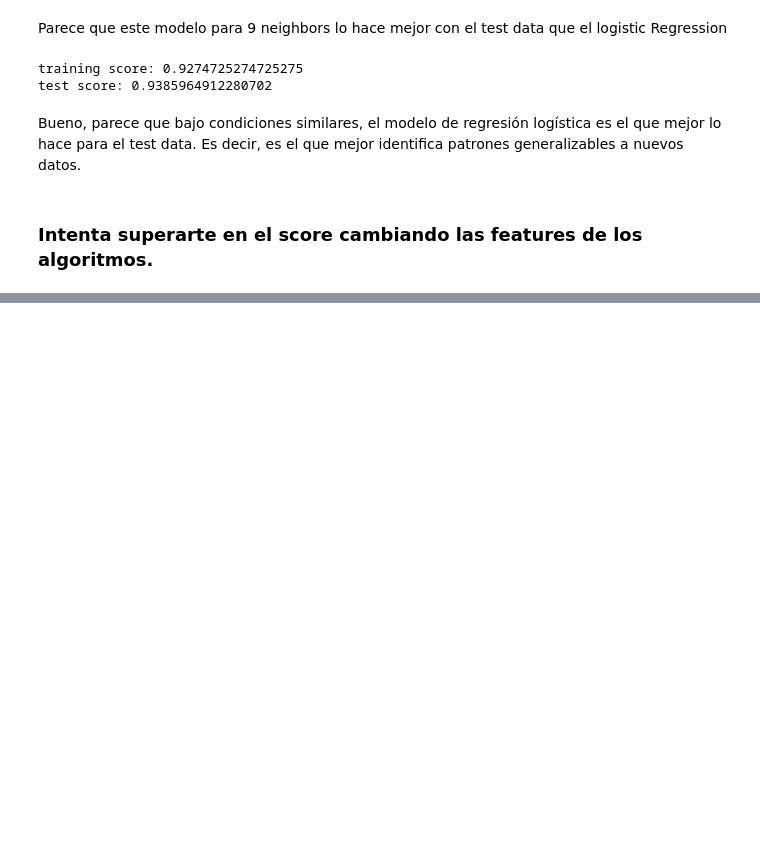
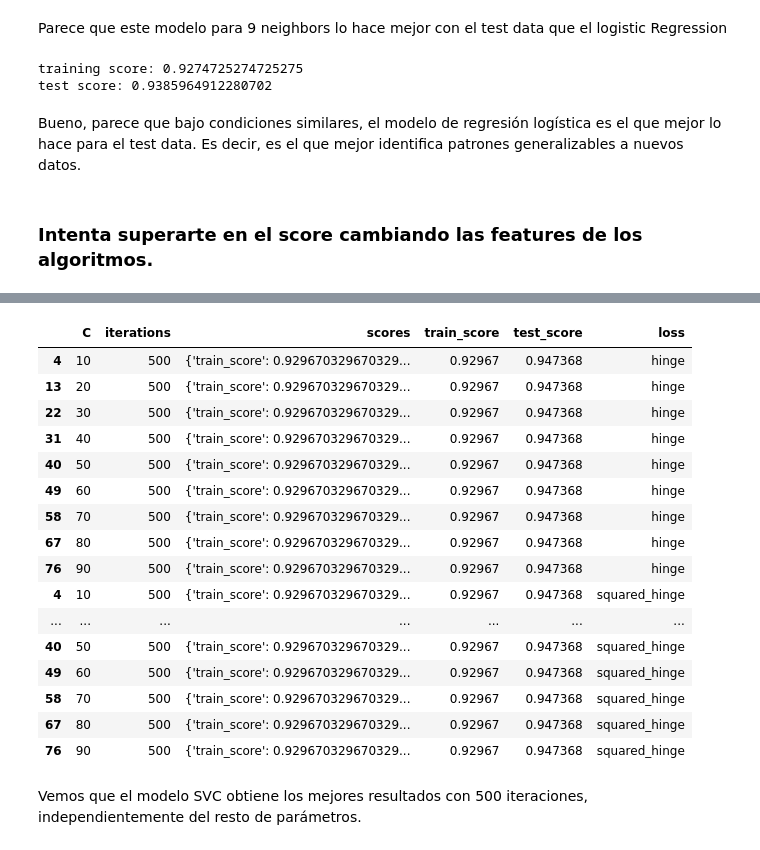
Before and after one commit to Jasc94/thebridge, a Jupyter notebook: week9_ML_svm_poly_norm/day3_cicd_encoding_metrics_knn_svm_nlr/svm/exercises/3.breast_cancer.ipynb, the cells around one changed output, grey strips where cells are left out. Saved outputs shown, nothing was run; the diff lists cells and outputs as text; code cells hidden in the pictures; blank space fills up the shorter version.

```diff
--- a/week9_ML_svm_poly_norm/day3_cicd_encoding_metrics_knn_svm_nlr/svm/exercises/3.breast_cancer.ipynb
+++ b/week9_ML_svm_poly_norm/day3_cicd_encoding_metrics_knn_svm_nlr/svm/exercises/3.breast_cancer.ipynb
@@ -256,0 +472,22 @@ test score: 0.956140350877193
+# %%
+scores_svc_df[scores_svc_df["test_score"] == scores_svc_df["test_score"].max()]
+# %% [output]
+|  | C | iterations | scores | train_score | test_score | loss |
+| 4 | 10 | 500 | {'train_score': 0.929670329670329... | 0.92967 | 0.947368 | hinge |
+| 13 | 20 | 500 | {'train_score': 0.929670329670329... | 0.92967 | 0.947368 | hinge |
+| 22 | 30 | 500 | {'train_score': 0.929670329670329... | 0.92967 | 0.947368 | hinge |
+| 31 | 40 | 500 | {'train_score': 0.929670329670329... | 0.92967 | 0.947368 | hinge |
+| 40 | 50 | 500 | {'train_score': 0.929670329670329... | 0.92967 | 0.947368 | hinge |
+| 49 | 60 | 500 | {'train_score': 0.929670329670329... | 0.92967 | 0.947368 | hinge |
+| 58 | 70 | 500 | {'train_score': 0.929670329670329... | 0.92967 | 0.947368 | hinge |
+| 67 | 80 | 500 | {'train_score': 0.929670329670329... | 0.92967 | 0.947368 | hinge |
+| 76 | 90 | 500 | {'train_score': 0.929670329670329... | 0.92967 | 0.947368 | hinge |
+| 4 | 10 | 500 | {'train_score': 0.929670329670329... | 0.92967 | 0.947368 | squared_hinge |
+| ... | ... | ... | ... | ... | ... | ... |
+| 40 | 50 | 500 | {'train_score': 0.929670329670329... | 0.92967 | 0.947368 | squared_hinge |
+| 49 | 60 | 500 | {'train_score': 0.929670329670329... | 0.92967 | 0.947368 | squared_hinge |
+| 58 | 70 | 500 | {'train_score': 0.929670329670329... | 0.92967 | 0.947368 | squared_hinge |
+| 67 | 80 | 500 | {'train_score': 0.929670329670329... | 0.92967 | 0.947368 | squared_hinge |
+| 76 | 90 | 500 | {'train_score': 0.929670329670329... | 0.92967 | 0.947368 | squared_hinge |
+# %% [markdown]
+Vemos que el modelo SVC obtiene los mejores resultados con 500 iteraciones, independientemente del resto de parámetros.
```
Also changed, not shown: parts of 14 cells of this notebook.
